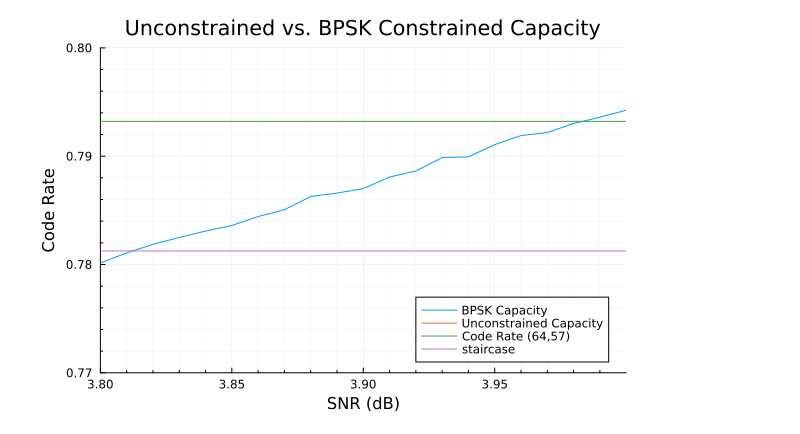
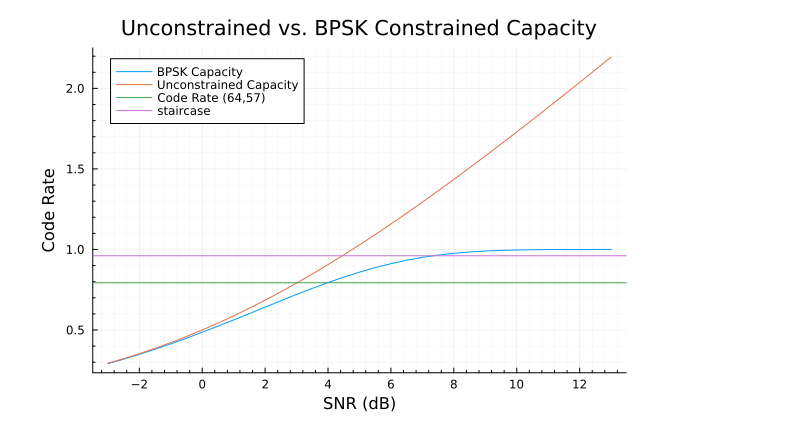
Before and after one commit to crmsndu/thesis-project, a Jupyter notebook: BPSKConstrainedShannonLimit.ipynb, the cells around one changed output. Drawn from its saved outputs; the diff is of its cells as text; code cells hidden in the pictures.

```diff
--- a/BPSKConstrainedShannonLimit.ipynb
+++ b/BPSKConstrainedShannonLimit.ipynb
@@ -1,40 +1,40 @@
 # %%
 using Plots
 # %%
-function normalCDF(x::Float64,μ::Float64,σ::Float64)::Float64
-    return 0.5*(1. +erf((x-μ)/(σ*sqrt(2))))
+function normalCDF(x::Float64, μ::Float64, σ::Float64)::Float64
+    return 0.5 * (1.0 + erf((x - μ) / (σ * sqrt(2))))
 end
 
-function normalPDF(x::Float64,μ::Float64,σ::Float64)::Float64
-    return (1/(σ*sqrt(2*pi)))*exp(-0.5*((x-μ)/σ)^2)
+function normalPDF(x::Float64, μ::Float64, σ::Float64)::Float64
+    return (1 / (σ * sqrt(2 * pi))) * exp(-0.5 * ((x - μ) / σ)^2)
 end
 
 #https://community.wvu.edu/~mcvalenti/documents/HNS2007.pdf
-function conditional_h(x::Float64,y::Float64,σ::Float64)::Float64
-    return -log2(normalPDF(y,x,σ))+log2(normalPDF(y,-1.,σ)+normalPDF(y,1.,σ))
+function conditional_h(x::Float64, y::Float64, σ::Float64)::Float64
+    return -log2(normalPDF(y, x, σ)) + log2(normalPDF(y, -1.0, σ) + normalPDF(y, 1.0, σ))
 end
 
 function BPSK_Constrained_Capacity(σ::Float64)::Float64
-    trials=1e7
-    sum=0
+    trials = 1e7
+    sum = 0
     for _ in 1:trials
-        x=rand([-1.,1.])
-        y=x+randn()*σ
+        x = rand([-1.0, 1.0])
+        y = x + randn() * σ
 
-        sum=sum+conditional_h(x,y,σ)
+        sum = sum + conditional_h(x, y, σ)
     end
-    return 1. - sum/trials
+    return 1.0 - sum / trials
 end
 
-SNRs=3.7:0.01:4.1
-bpsk_capacity=[BPSK_Constrained_Capacity(10^(-snr/20)) for snr in SNRs];
-unconstrained_capacity=[0.5*log2(1+10^(snr/10)) for snr in SNRs];
+SNRs = -3:0.5:13
+bpsk_capacity = [BPSK_Constrained_Capacity(10^(-snr / 20)) for snr in SNRs];
+unconstrained_capacity = [0.5 * log2(1 + 10^(snr / 10)) for snr in SNRs];
 # %%
-plot(SNRs,bpsk_capacity,label="BPSK Capacity",title="Unconstrained vs. BPSK Constrained Capacity",xlabel="SNR (dB)",ylabel="Code Rate",minorgrid=true)
-plot!(SNRs,unconstrained_capacity,label="Unconstrained Capacity")
-hline!([(57/64)^2],label="Code Rate (64,57)")
-hline!([(25/32)],label="staircase")
+plot(SNRs, bpsk_capacity, label="BPSK Capacity", title="Unconstrained vs. BPSK Constrained Capacity", xlabel="SNR (dB)", ylabel="Code Rate", minorgrid=true)
+plot!(SNRs, unconstrained_capacity, label="Unconstrained Capacity")
+hline!([(57 / 64)^2], label="Code Rate (64,57)")
+hline!([(246 / 256)], label="staircase")
 # vline!([4])
-plot!(xlims=[3.8,4.], ylims=[0.77,0.8])
+# plot!(xlims=[3.8,4.], ylims=[0.77,0.8])
 # %% [output]
-[figure, old version]
+[figure, new version]
```
Also changed, not shown: 7 other files.
